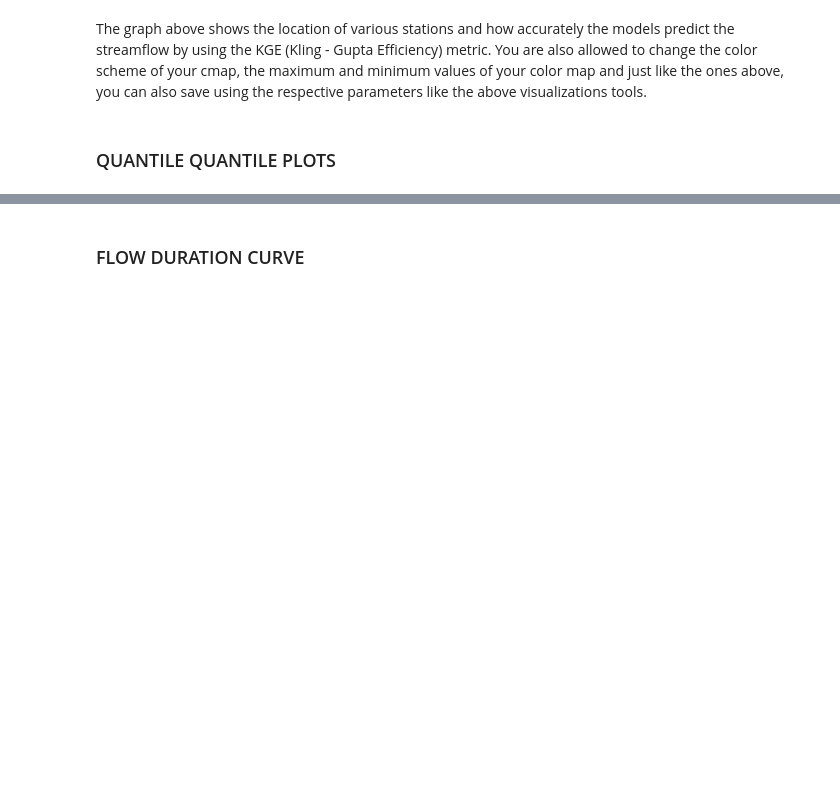
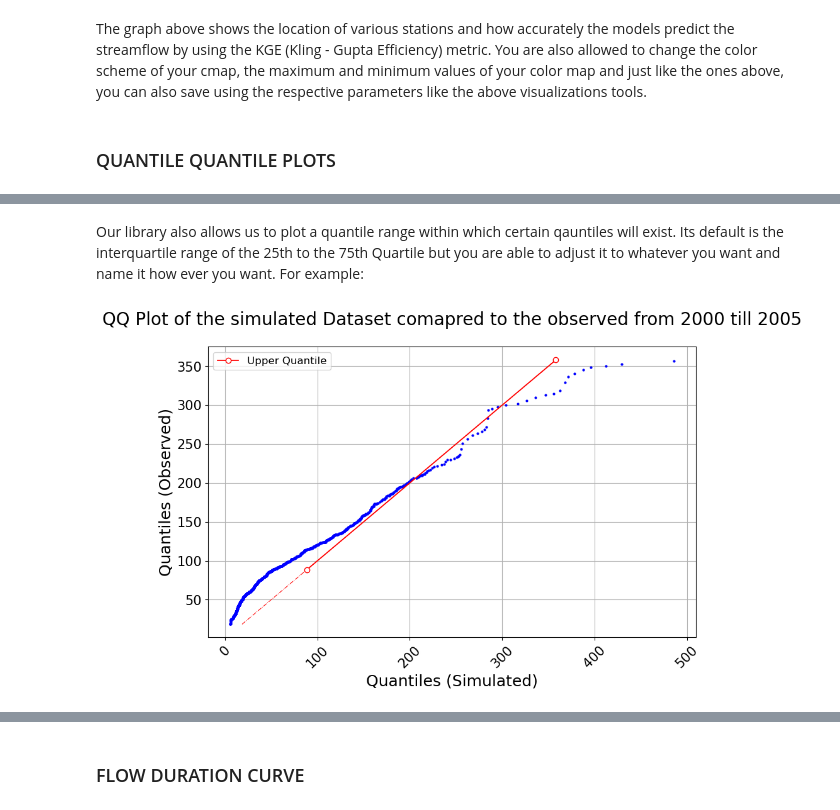
Before and after one commit to UchechukwuUdenze/NHS_PostProcessing, a Jupyter notebook: docs/source/notebooks/tutorial-visualizations.ipynb, the cells around one changed output, grey strips where cells are left out. Cells and saved outputs as stored; diff of their text form; code cells hidden in the pictures; blank space fills up the shorter version.

Commit message:
Added Examples to preprocessing

```diff
--- a/docs/source/notebooks/tutorial-visualizations.ipynb
+++ b/docs/source/notebooks/tutorial-visualizations.ipynb
@@ -260,0 +272,14 @@ The graph above shows the location of various stations and how accurately the mo
+# %% [markdown]
+Our library also allows us to plot a quantile range within which certain qauntiles will exist. Its default is the interquartile range of the 25th to the 75th Quartile but you are able to adjust it to whatever you want and name it how ever you want. For example:
+# %%
+visuals.qqplot(
+    merged_df =DATAFRAMES["DF"]['2000-01-01':'2005-12-31'].iloc[:, [16, 17]],
+    labels=["Quantiles (Simulated)", "Quantiles (Observed)"],
+    title="QQ Plot of the simulated Dataset comapred to the observed from 2000 till 2005",
+    legend = True,
+    quantile = [75, 100],
+    q_labels= ['','','Upper Quantile'],
+    grid = True
+)
+# %% [output]
+[figure, added]
```
Also changed, not shown: parts of 4 cells of this notebook, 6 other files.
